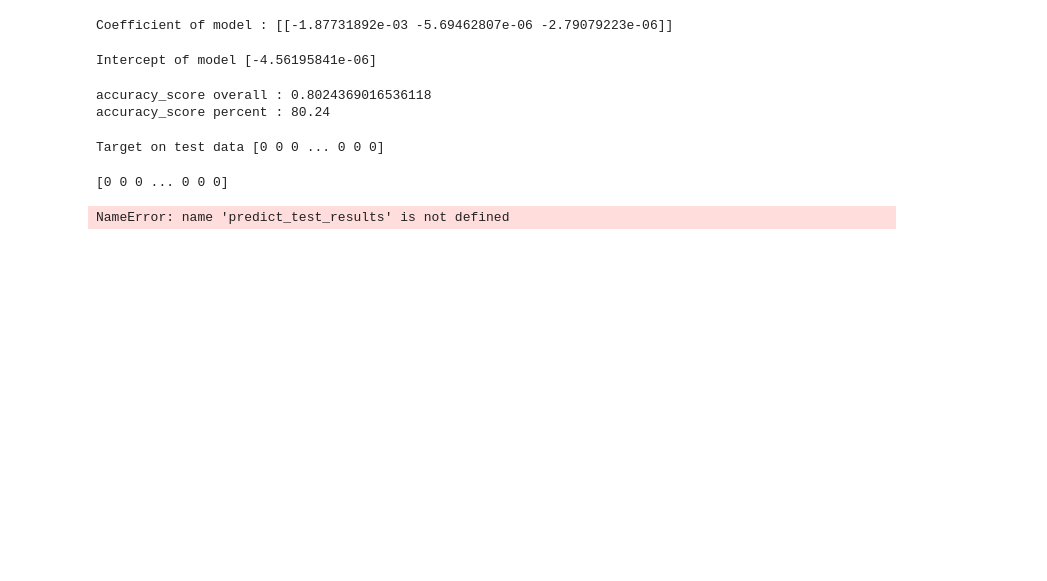
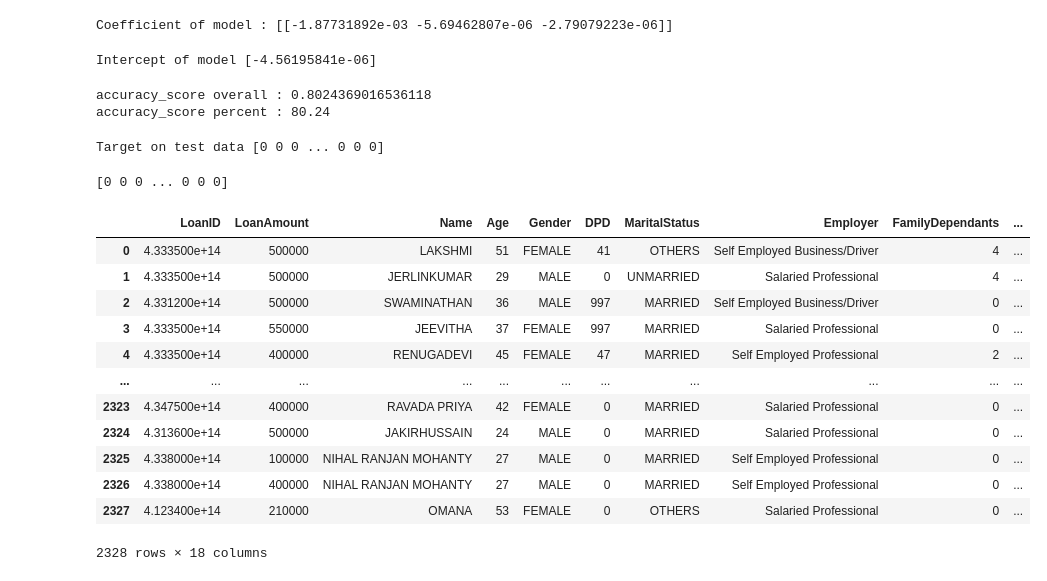
Before and after one commit to glennamaria/Projects, a Jupyter notebook: Loanprediction.ipynb, the cells around one changed output. Drawn from its saved outputs; the diff is of its cells as text; code cells hidden in the pictures; blank space fills up the shorter version.

```diff
--- a/Loanprediction.ipynb
+++ b/Loanprediction.ipynb
@@ -308,11 +308,21 @@ print(predict_test)
 [0 0 0 ... 0 0 0]
 # %%
 predicted_probabilities = logistic_model.predict_proba(x_test)
-# %%
-
-predict_test_results['Probability_Class_1'] = predicted_probabilities[:, 1]
-
-# Display the DataFrame with predicted values and probabilities
-print(predict_test_results)
-# %% [output]
-NameError: name 'predict_test_results' is not defined
+# %%
+path="/content/drive/MyDrive/Modelling.csv"
+df= pd.read_csv(path)
+df
+# %% [output]
+|  | LoanID | LoanAmount | Name | Age | Gender | DPD | MaritalStatus | Employer | FamilyDependants | ... |
+| 0 | 4.333500e+14 | 500000 | LAKSHMI | 51 | FEMALE | 41 | OTHERS | Self Employed Business/Driver | 4 | ... |
+| 1 | 4.333500e+14 | 500000 | JERLINKUMAR | 29 | MALE | 0 | UNMARRIED | Salaried Professional | 4 | ... |
+| 2 | 4.331200e+14 | 500000 | SWAMINATHAN | 36 | MALE | 997 | MARRIED | Self Employed Business/Driver | 0 | ... |
+| 3 | 4.333500e+14 | 550000 | JEEVITHA | 37 | FEMALE | 997 | MARRIED | Salaried Professional | 0 | ... |
+| 4 | 4.333500e+14 | 400000 | RENUGADEVI | 45 | FEMALE | 47 | MARRIED | Self Employed Professional | 2 | ... |
+| ... | ... | ... | ... | ... | ... | ... | ... | ... | ... | ... |
+| 2323 | 4.347500e+14 | 400000 | RAVADA PRIYA | 42 | FEMALE | 0 | MARRIED | Salaried Professional | 0 | ... |
+| 2324 | 4.313600e+14 | 500000 | JAKIRHUSSAIN | 24 | MALE | 0 | MARRIED | Salaried Professional | 0 | ... |
+| 2325 | 4.338000e+14 | 100000 | NIHAL RANJAN MOHANTY | 27 | MALE | 0 | MARRIED | Self Employed Professional | 0 | ... |
+| 2326 | 4.338000e+14 | 400000 | NIHAL RANJAN MOHANTY | 27 | MALE | 0 | MARRIED | Self Employed Professional | 0 | ... |
+| 2327 | 4.123400e+14 | 210000 | OMANA | 53 | FEMALE | 0 | OTHERS | Salaried Professional | 0 | ... |
+2328 rows × 18 columns
```
Also changed, not shown: parts of 14 cells of this notebook.
